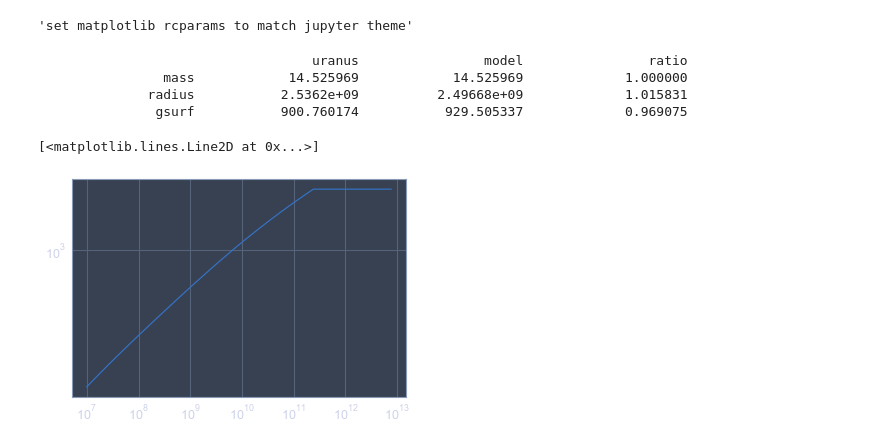
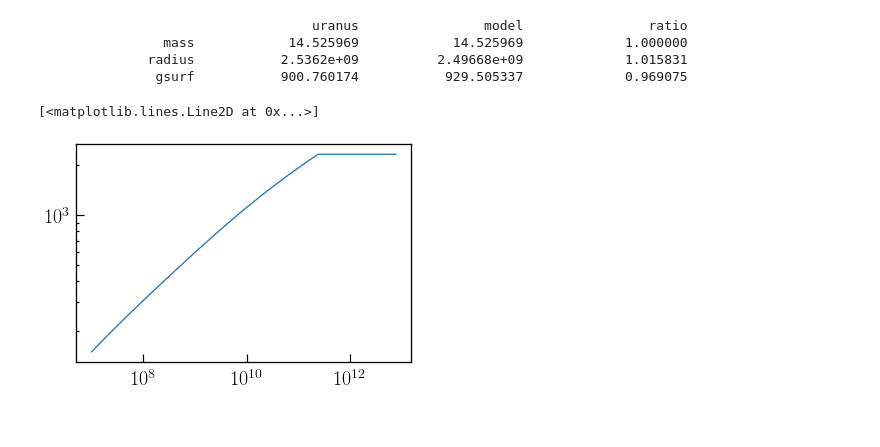
Before and after one commit to chkvch/ongp, a Jupyter notebook: un_test_suite.ipynb, the cells around one changed output. Drawn from its saved outputs; the diff is of its cells as text; code cells hidden in the pictures.

```diff
--- a/un_test_suite.ipynb
+++ b/un_test_suite.ipynb
@@ -1,16 +0,0 @@
-# %%
-import const
-%matplotlib inline
-from jupyterthemes import jtplot
-jtplot.style()
-import matplotlib.pyplot as plt
-%matplotlib inline
-
-'''set matplotlib rcparams to match jupyter theme'''
-#from jupyterthemes import jtplot
-#jtplot.style()
-
-#import matplotlib as mpl
-#mpl.rcParams['figure.figsize'] = (6, 4)
-# %% [output]
-'set matplotlib rcparams to match jupyter theme'
@@ -17,34 +3,34 @@ import matplotlib.pyplot as plt
 # %%
 '''rough static model for present-day uranus'''
 
 import ongp; reload(ongp) # reload to catch any changes to the module
 
-mu = const.uranus_mass / const.mearth
+mu = const.uranus_mass / const.mearth # 14.5
 ru = const.uranus_rvol
 gu = (const.cgrav * const.uranus_mass / const.uranus_rvol ** 2)
 
 f = ongp.evol(z_eos_option='reos water', atm_option='f11_tables u')
-f.static(mtot='u', mcore=13., zenv=0.1, t10=150.)
+f.static(mtot='u', mcore=13, zenv=0.1, t10=150.)
 
 '''the large `core' mass means H/He envelope extends only to relatively low pressures
 (e.g., p ~ 0.1 Mbar) which seems necessary to avoid going off the scvh tables
-by being to cold at P > 11.4 Mbar. this issue usually manifests as nans in grada.'''
+by being too cold at P > 11.4 Mbar. this issue usually manifests as nans in grada.'''
 
 
 print '%20s %20s %20s %20s' % ('', 'uranus', 'model', 'ratio')
 print '%20s %20f %20f %20f' % ('mass', mu, f.mtot / const.mearth, mu / f.mtot * const.mearth)
 print '%20s %20g %20g %20f' % ('radius', ru, f.rtot, ru / f.rtot)
 print '%20s %20f %20f %20f' % ('gsurf', gu, f.surface_g, gu / f.surface_g)
 print
 
 plt.loglog(f.p, f.t)
 # %% [output]
                                    uranus                model                ratio
                 mass            14.525969            14.525969             1.000000
               radius           2.5362e+09          2.49668e+09             1.015831
                gsurf           900.760174           929.505337             0.969075
 [<matplotlib.lines.Line2D at 0x...>]
-[figure, old version]
+[figure, new version]
 # %%
 '''a quick spatial resolution test for the static uranus'''
 import ongp
```
Also changed, not shown: parts of 10 cells of this notebook, 1 other file.
